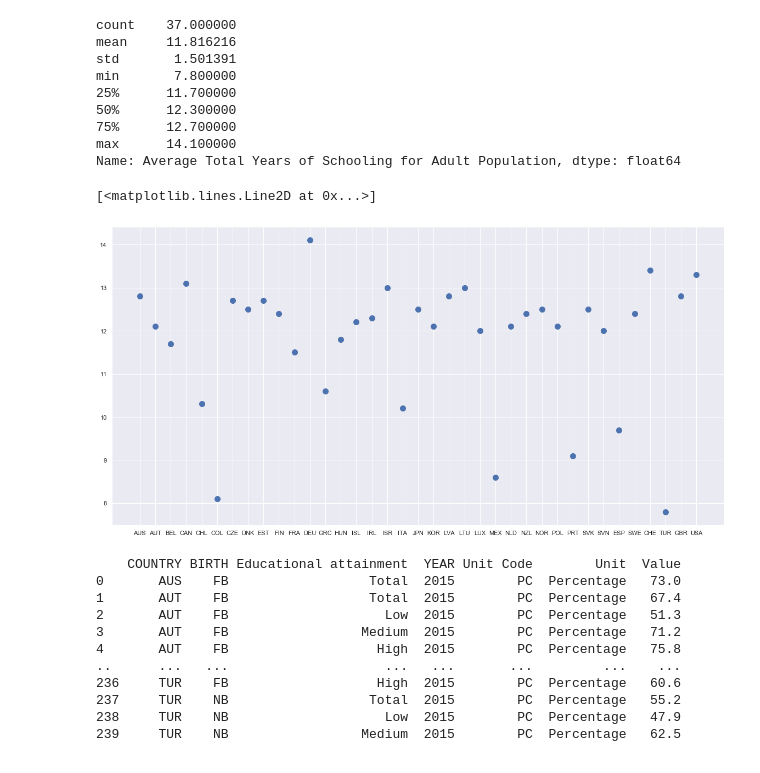
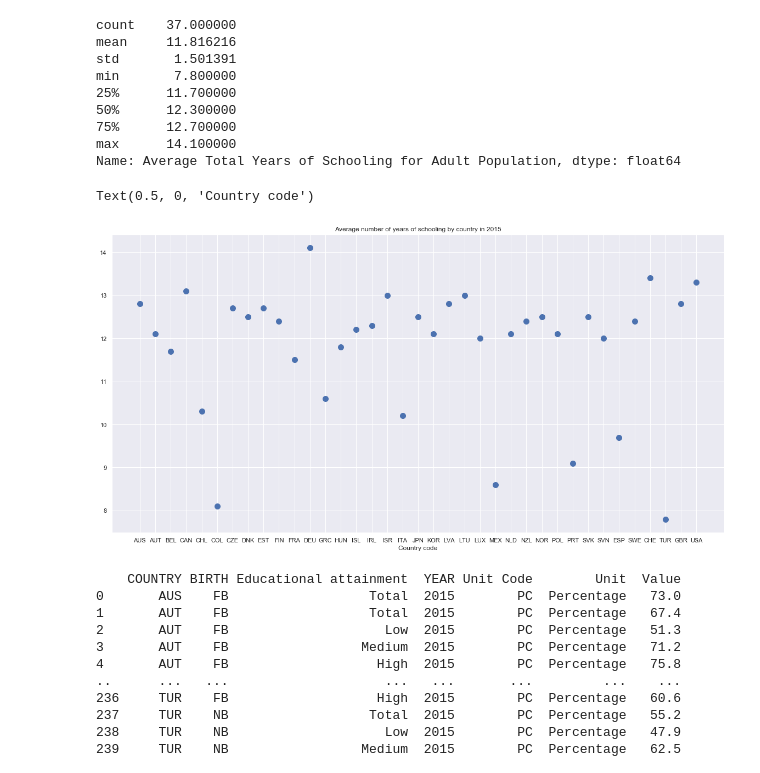
Before and after one commit to Victor-Manach/MODS206, a Jupyter notebook: Data_preparation.ipynb, the cells around one changed output. Drawn from its saved outputs; the diff is of its cells as text; code cells hidden in the pictures.

```diff
--- a/Data_preparation.ipynb
+++ b/Data_preparation.ipynb
@@ -52,9 +52,11 @@ Name: Average Total Years of Schooling for Adult Population, dtype: float64
 # %%
 plt.figure(figsize=(20,10))
 plt.plot(years_schooling_oecd_2015['Code'], years_schooling_oecd_2015['Average Total Years of Schooling for Adult Population'], 'o', ms=10)
+plt.title('Average number of years of schooling by country in 2015')
+plt.xlabel('Country code')
 # %% [output]
-[<matplotlib.lines.Line2D at 0x...>]
+Text(0.5, 0, 'Country code')
-[figure, old version]
+[figure, new version]
 # %%
 gdp_per_person_croped = gdp_per_person.drop(['Indicator Code', 'Country Name'], axis=1)
 gdp_per_person_oecd = pd.DataFrame(columns=gdp_per_person_croped.columns)
```
Also changed, not shown: parts of 10 cells of this notebook.
